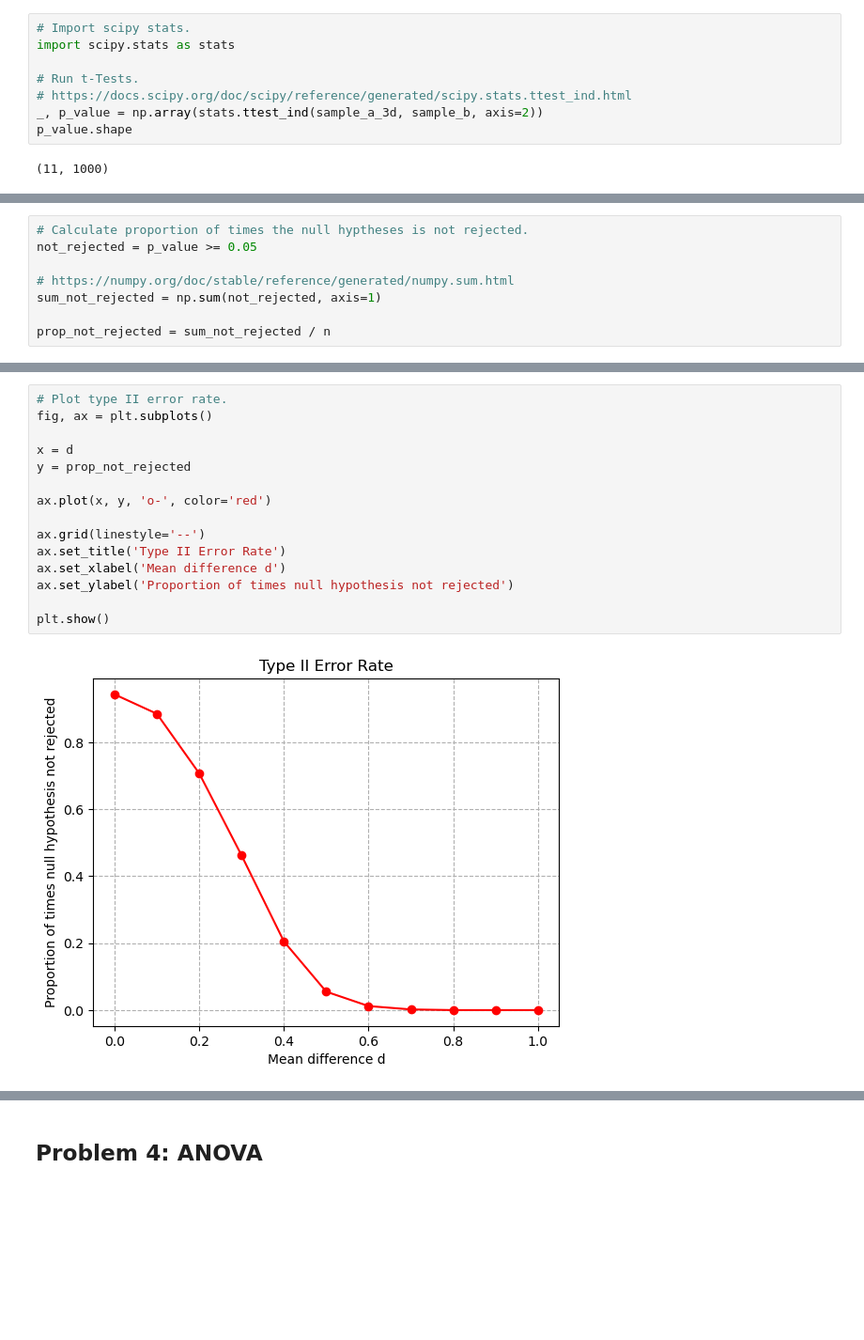
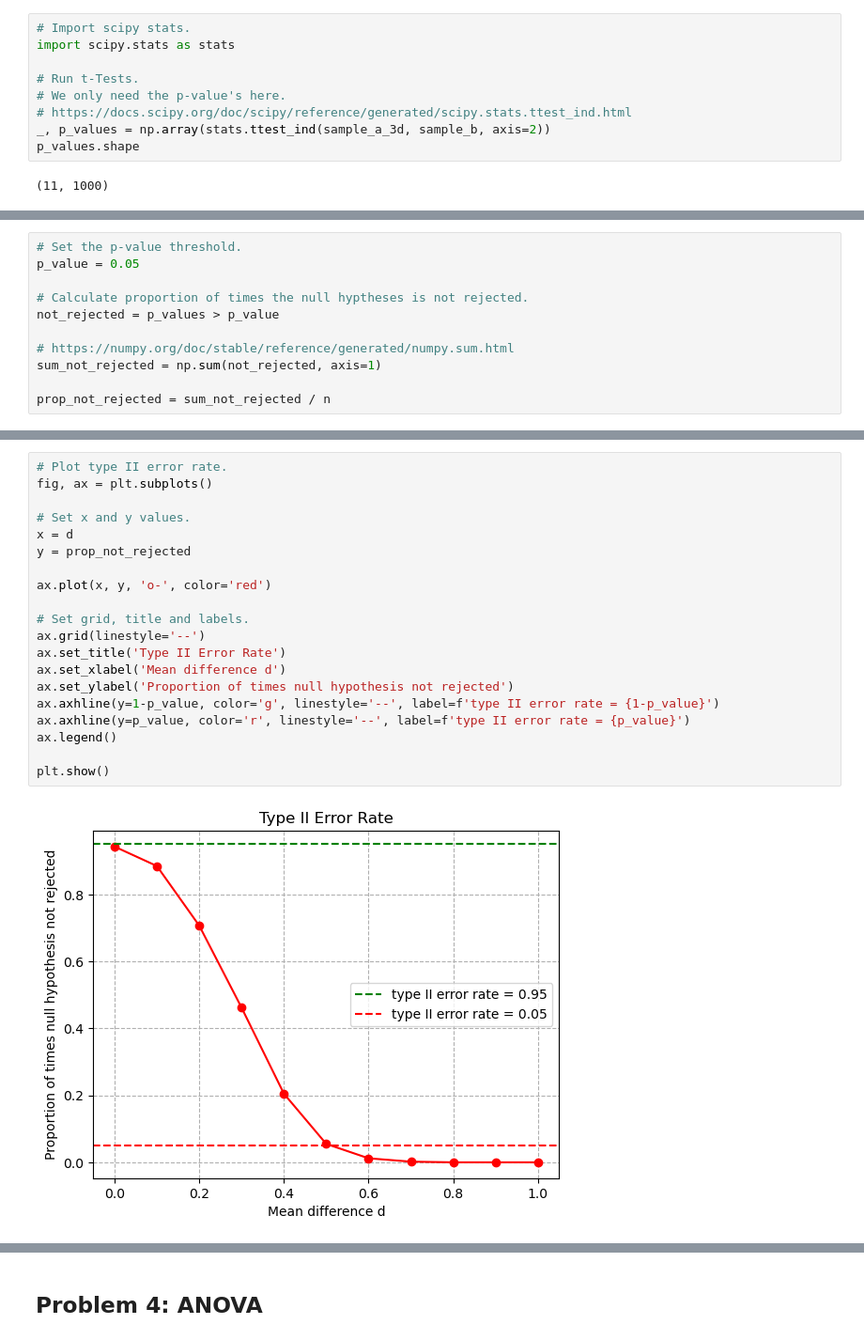
Before and after one commit to eoghanpw/applied-statistics, a Jupyter notebook: problems.ipynb, the cells around one changed output, grey strips where cells are left out. Shown at 94% size. Cells and saved outputs as stored; diff of their text form; blank space fills up the shorter version.

```diff
--- a/problems.ipynb
+++ b/problems.ipynb
@@ -435,8 +440,9 @@ sample_a_3d.shape
 import scipy.stats as stats
 
 # Run t-Tests.
+# We only need the p-value's here.
 # https://docs.scipy.org/doc/scipy/reference/generated/scipy.stats.ttest_ind.html
-_, p_value = np.array(stats.ttest_ind(sample_a_3d, sample_b, axis=2))
-p_value.shape
+_, p_values = np.array(stats.ttest_ind(sample_a_3d, sample_b, axis=2))
+p_values.shape
 # %% [output]
 (11, 1000)
@@ -443,6 +453,9 @@ p_value.shape
 # %%
+# Set the p-value threshold.
+p_value = 0.05
+
 # Calculate proportion of times the null hyptheses is not rejected.
-not_rejected = p_value >= 0.05
+not_rejected = p_values > p_value
 
 # https://numpy.org/doc/stable/reference/generated/numpy.sum.html
 sum_not_rejected = np.sum(not_rejected, axis=1)
@@ -451,17 +466,22 @@ prop_not_rejected = sum_not_rejected / n
 # %%
 # Plot type II error rate.
 fig, ax = plt.subplots()
 
+# Set x and y values.
 x = d
 y = prop_not_rejected
 
 ax.plot(x, y, 'o-', color='red')
 
+# Set grid, title and labels.
 ax.grid(linestyle='--')
 ax.set_title('Type II Error Rate')
 ax.set_xlabel('Mean difference d')
 ax.set_ylabel('Proportion of times null hypothesis not rejected')
+ax.axhline(y=1-p_value, color='g', linestyle='--', label=f'type II error rate = {1-p_value}')
+ax.axhline(y=p_value, color='r', linestyle='--', label=f'type II error rate = {p_value}')
+ax.legend()
 
 plt.show()
 # %% [output]
-[figure, old version]
+[figure, new version]
```
Also changed, not shown: parts of 6 cells of this notebook.
